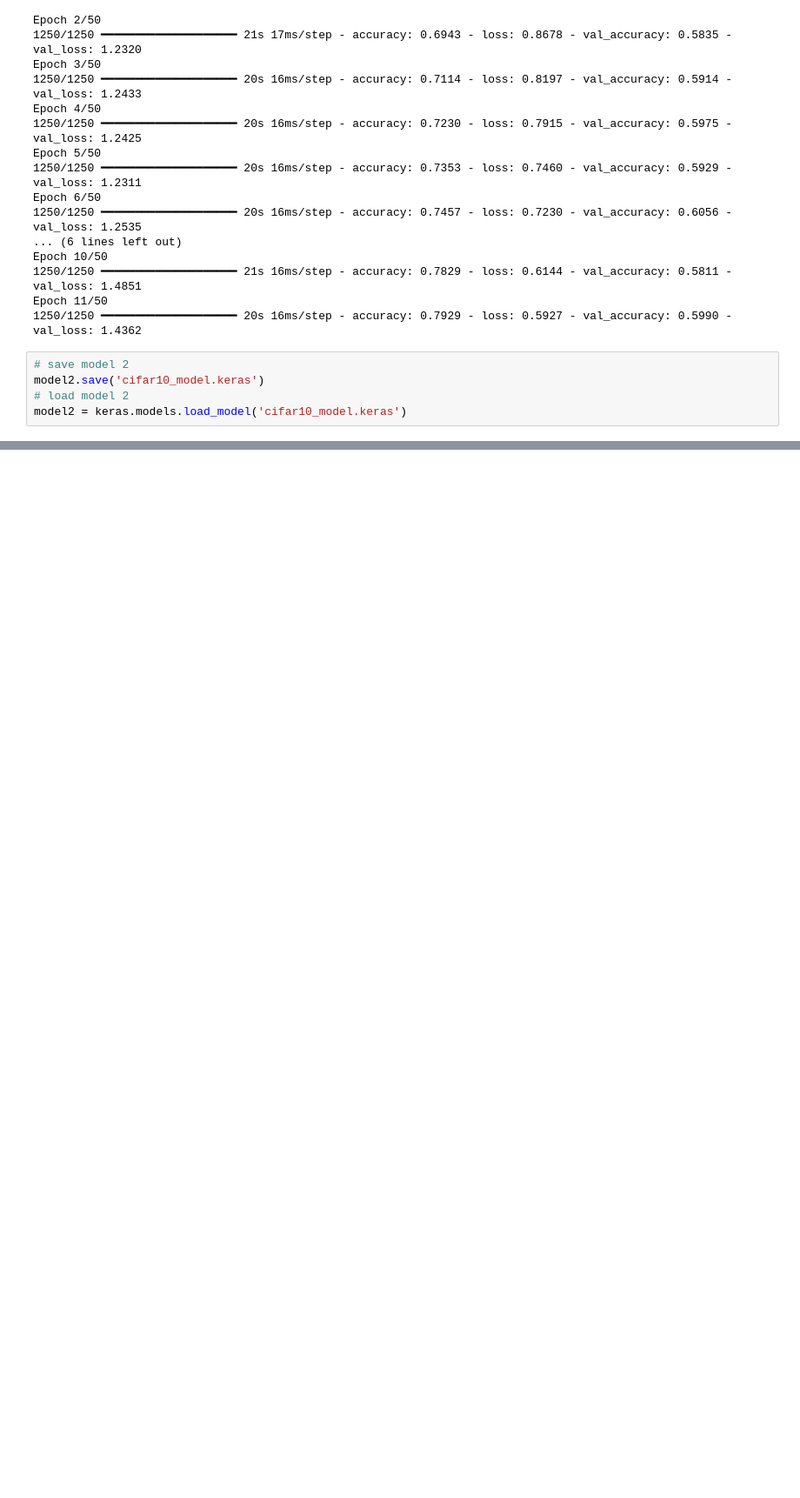
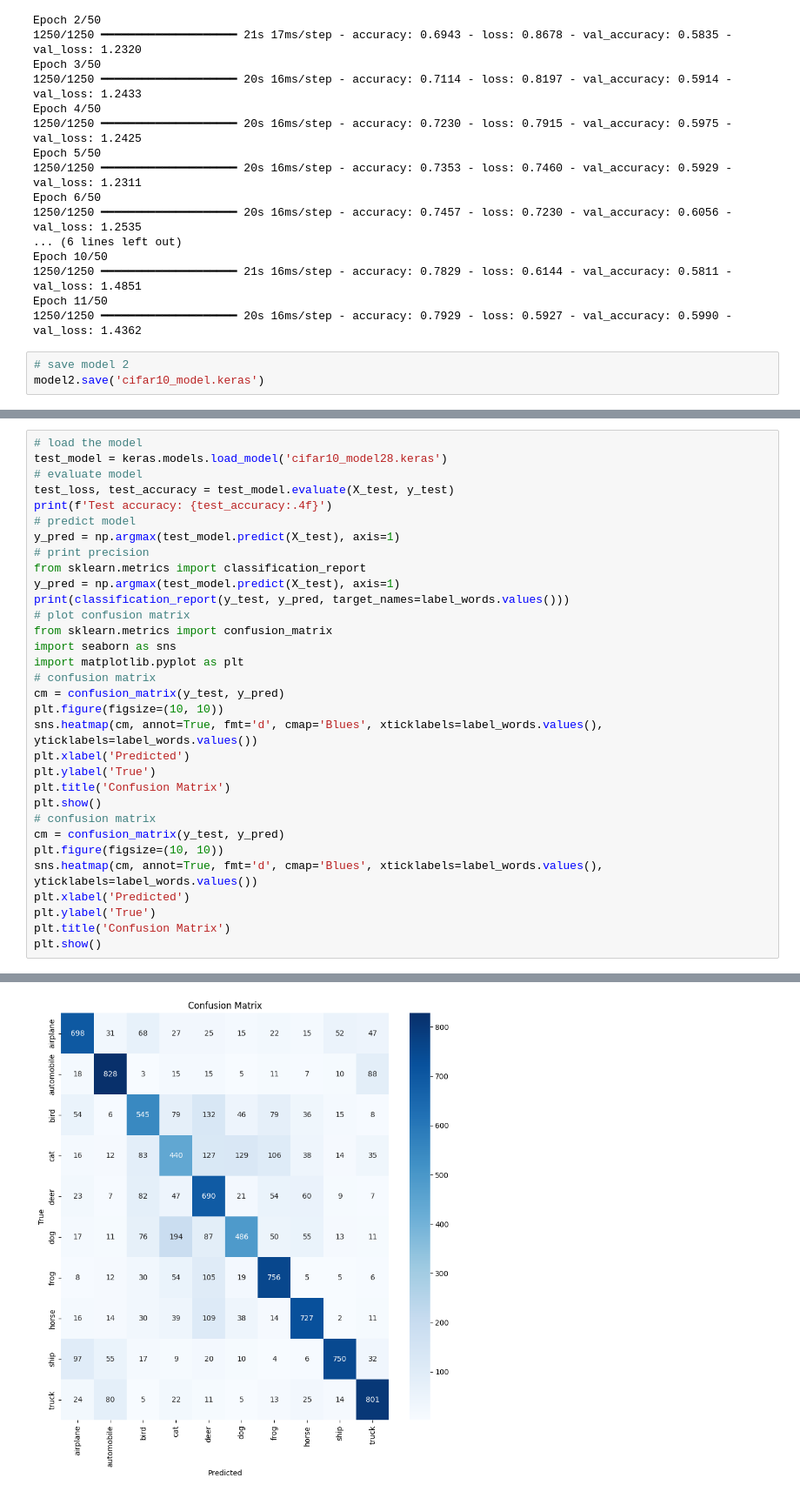
Before and after one commit to bradenkirkpatrick/NN-final, a Jupyter notebook: main.ipynb, the cells around one changed output, grey strips where cells are left out. Shown: that part at 87% size. Saved outputs shown, nothing was run; the diff lists cells and outputs as text; blank space fills up the shorter version.

```diff
--- a/main.ipynb
+++ b/main.ipynb
@@ -546,5 +911,3 @@ Epoch 11/50
 # %%
 # save model 2
 model2.save('cifar10_model.keras')
-# load model 2
-model2 = keras.models.load_model('cifar10_model.keras')
@@ -717,0 +1541,33 @@ KeyboardInterrupt:
+# %%
+# load the model
+test_model = keras.models.load_model('cifar10_model28.keras')
+# evaluate model
+test_loss, test_accuracy = test_model.evaluate(X_test, y_test)
+print(f'Test accuracy: {test_accuracy:.4f}')
+# predict model
+y_pred = np.argmax(test_model.predict(X_test), axis=1)
+# print precision
+from sklearn.metrics import classification_report
+y_pred = np.argmax(test_model.predict(X_test), axis=1)
+print(classification_report(y_test, y_pred, target_names=label_words.values()))
+# plot confusion matrix
+from sklearn.metrics import confusion_matrix
+import seaborn as sns
+import matplotlib.pyplot as plt
+# confusion matrix
+cm = confusion_matrix(y_test, y_pred)
+plt.figure(figsize=(10, 10))
+sns.heatmap(cm, annot=True, fmt='d', cmap='Blues', xticklabels=label_words.values(), yticklabels=label_words.values())
+plt.xlabel('Predicted')
+plt.ylabel('True')
+plt.title('Confusion Matrix')
+plt.show()
+# confusion matrix
+cm = confusion_matrix(y_test, y_pred)
+plt.figure(figsize=(10, 10))
+sns.heatmap(cm, annot=True, fmt='d', cmap='Blues', xticklabels=label_words.values(), yticklabels=label_words.values())
+plt.xlabel('Predicted')
+plt.ylabel('True')
+plt.title('Confusion Matrix')
+plt.show()
+# %% [output]
@@ -717,0 +1594 @@ KeyboardInterrupt:
+[figure, added]
```
Also changed, not shown: parts of 59 cells of this notebook, 1 other file.
